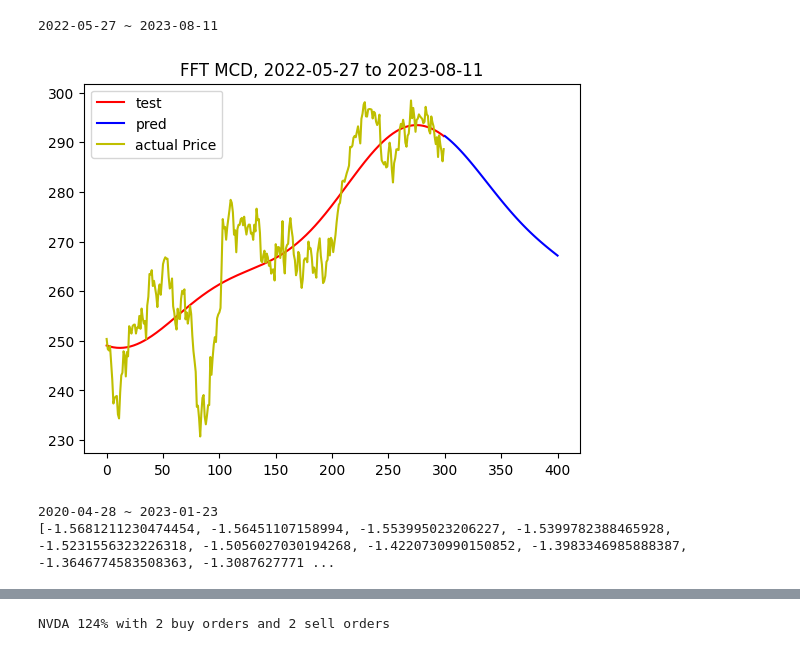
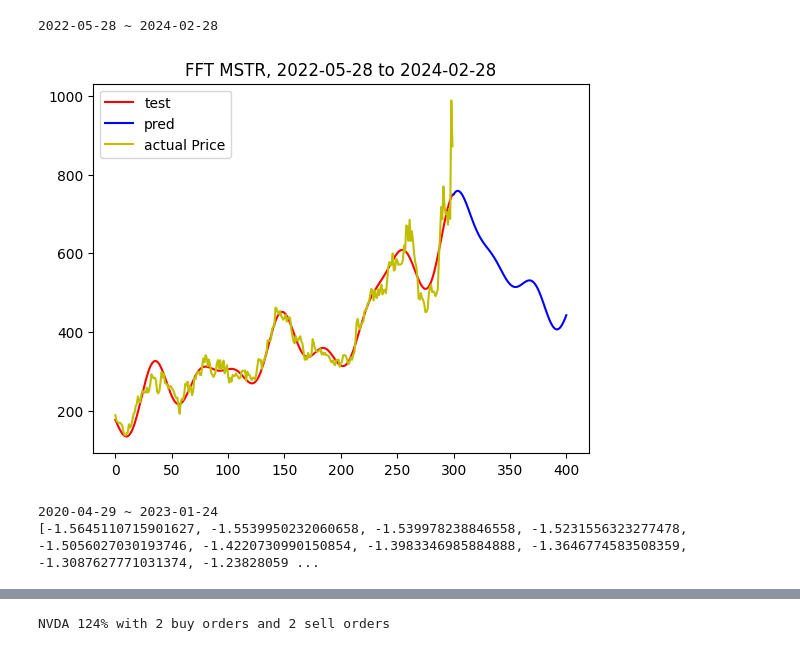
Before and after one commit to tsungyou/CDP_ZacksRank_TW1000, a Jupyter notebook: Backtest/FFT_trigFit.ipynb, the cells around one changed output, grey strips where cells are left out. Saved outputs shown, nothing was run; the diff lists cells and outputs as text; code cells hidden in the pictures.

```diff
--- a/Backtest/FFT_trigFit.ipynb
+++ b/Backtest/FFT_trigFit.ipynb
@@ -1,5 +0,0 @@
-# %%
-import yfinance as yf
-from datetime import datetime, timedelta
-shop = yf.download("SHOP", start=datetime.now() - timedelta(days=500) , interval = "1d", progress=False)
-len(shop)
@@ -78,7 +294,7 @@ def freq(x, n, w, m, a, b, xm):
 
 def main(ticker, shop, day=0):
     start = datetime.now() - timedelta(days=441+day)
-    end = start + timedelta(days=441)
+    end = datetime.now()
     print(start.strftime("%Y-%m-%d"), "~", end.strftime("%Y-%m-%d"))
     shop = yf.download(ticker, start= start, end = end, interval = "1d", progress=False)
     av = 0.0
@@ -94,36 +310,36 @@ def main(ticker, shop, day=0):
     ym = [None] * 101
     for i in range(past):
         x[i] = close[i]
         av += x[i]
     av/=past
 
     for i in range(past):
         xm[i] = av
         if(i <= pred):
             ym[i] = av
     harmonics = 20
     w = 0.0
     m = 0.0
     a = 0.0
     b = 0.0
     for i in range(1, harmonics + 1):
         w, m, a, b = freq(x, past, w, m, a, b, xm)
         for i in range(past):
             xm[i] += m+a*cos(w*i) + b*sin(w*i)
             if(i <= pred):
                 ym[i] += m+a*cos(w*i)-b*sin(w*i)
 
     plt.plot(np.arange(0, len(xm), 1), xm[::-1], color ='r', label="test")
     plt.plot(np.arange(len(xm), len(xm) + len(ym), 1), ym, color = "blue", label="pred")
     plt.plot(np.arange(0, len(xm), 1), x[::-1], color='y', label='actual Price')
     plt.title(f"FFT {ticker}, {start.strftime('%Y-%m-%d')} to {end.strftime('%Y-%m-%d')}")
     plt.legend()
     plt.show()
 
-main("MCD", 200, 200)
+main("MSTR", 200, 200)
 # %% [output]
-2022-05-27 ~ 2023-08-11
+2022-05-28 ~ 2024-02-28
-[figure, old version]
+[figure, new version]
 # %%
 import numpy as np
 import matplotlib.pyplot as plt
@@ -209,7 +425,7 @@ def main_v2(ticker, close, day):
     ym = [None] * 101
     # print(len(x), len(close))
     for i in range(past):
-        x[i] = close[i]
+        x[i] = list(close)[i]
         av += x[i]
     av/=past
 
@@ -247,5 +463,5 @@ for i in range(test_len):
     linregress_array[i] = r
 print(linregress_array[::-1])
 # %% [output]
-2020-04-28 ~ 2023-01-23
-[-1.5681211230474454, -1.56451107158994, -1.553995023206227, -1.5399782388465928, -1.5231556323226318, -1.5056027030194268, -1.4220730990150852, -1.3983346985888387, -1.3646774583508363, -1.3087627771 ...
+2020-04-29 ~ 2023-01-24
+[-1.5645110715901627, -1.5539950232060658, -1.539978238846558, -1.5231556323277478, -1.5056027030193746, -1.4220730990150854, -1.3983346985884888, -1.3646774583508359, -1.3087627771031374, -1.23828059 ...
```
Also changed, not shown: parts of 3 cells of this notebook, 15 other files.
